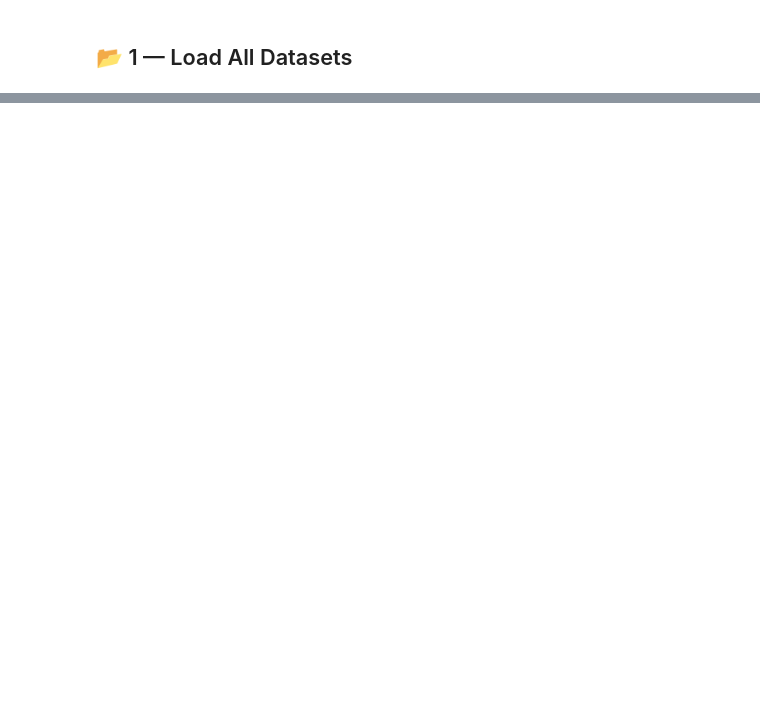
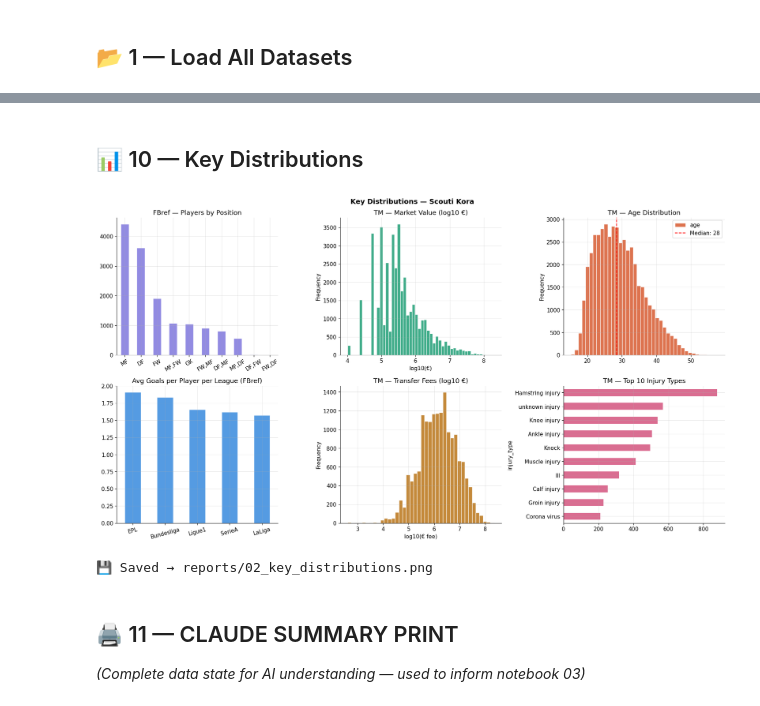
Before and after one commit to yannix2/Scouti_koora, a Jupyter notebook: notebooks/01_data_exploration.ipynb, the cells around one changed output, grey strips where cells are left out. Drawn from its saved outputs; the diff is of its cells as text; code cells hidden in the pictures; blank space fills up the shorter version.

```diff
--- a/notebooks/01_data_exploration.ipynb
+++ b/notebooks/01_data_exploration.ipynb
@@ -743,0 +603,69 @@ print(f'💾 Saved → data/processed/career_stats.csv  ({len(career):,} rows)')
+# %% [markdown]
+## 📊 10 — Key Distributions
+# %%
+fig, axes = plt.subplots(2, 3, figsize=(18, 10))
+fig.suptitle('Key Distributions — Scouti Kora', fontsize=14, fontweight='bold')
+
+std_p = all_stats[(all_stats['stat_type']=='standard') & (all_stats['level']=='player')].copy()
+
+# 10a. FBref players by position
+ax = axes[0,0]
+std_p['Pos'].value_counts().head(10).plot.bar(
+    ax=ax, color=COLORS[0], alpha=0.85, edgecolor='white')
+ax.set_title('FBref — Players by Position')
+ax.set_xlabel(''); ax.tick_params(axis='x', rotation=30)
+
+# 10b. TM Market value (log scale)
+ax = axes[0,1]
+vals = players['market_value_in_eur'].dropna()
+vals = vals[vals > 0]
+np.log10(vals).plot.hist(bins=50, ax=ax, color=COLORS[1], alpha=0.85, edgecolor='white')
+ax.set_title('TM — Market Value (log10 €)')
+ax.set_xlabel('log10(€)')
+
+# 10c. Age distribution
+ax = axes[0,2]
+players['age'].dropna().plot.hist(bins=40, ax=ax, color=COLORS[2], alpha=0.85, edgecolor='white')
+ax.axvline(players['age'].median(), color='red', linestyle='--',
+           label=f'Median: {players["age"].median():.0f}')
+ax.set_title('TM — Age Distribution'); ax.legend()
+
+# 10d. Goals per league (FBref)
+ax = axes[1,0]
+std_p['Performance_Gls'] = pd.to_numeric(std_p['Performance_Gls'], errors='coerce')
+std_p.groupby('league')['Performance_Gls'].mean().sort_values(ascending=False).plot.bar(
+    ax=ax, color=COLORS[3], alpha=0.85, edgecolor='white')
+ax.set_title('Avg Goals per Player per League (FBref)')
+ax.set_xlabel(''); ax.tick_params(axis='x', rotation=15)
+
+# 10e. Transfer fees
+ax = axes[1,1]
+fees = transfers['transfer_fee'].dropna()
+fees = fees[fees > 0]
+np.log10(fees).plot.hist(bins=40, ax=ax, color=COLORS[4], alpha=0.85, edgecolor='white')
+ax.set_title('TM — Transfer Fees (log10 €)')
+ax.set_xlabel('log10(€ fee)')
+
+# 10f. Injuries by type OR wages
+ax = axes[1,2]
+if not tm_injuries.empty and 'injury_type' in tm_injuries.columns:
+    tm_injuries['injury_type'].value_counts().head(10).plot.barh(
+        ax=ax, color=COLORS[5], alpha=0.85)
+    ax.set_title('TM — Top 10 Injury Types'); ax.invert_yaxis()
+else:
+    pw2 = all_wages[all_wages['type']=='player'].copy()
+    pw2['weekly_num'] = pw2['Weekly Wages'].apply(parse_wage)
+    pw2['weekly_num'].dropna().clip(0, 500000).plot.hist(
+        bins=40, ax=ax, color=COLORS[5], alpha=0.85, edgecolor='white')
+    ax.set_title('FBref — Weekly Wages (GBP)')
+
+plt.tight_layout()
+plt.savefig(REPORTS/'02_key_distributions.png', dpi=150, bbox_inches='tight')
+plt.show()
+print('💾 Saved → reports/02_key_distributions.png')
+# %% [output]
+[figure, added]
+💾 Saved → reports/02_key_distributions.png
+# %% [markdown]
+## 🖨️ 11 — CLAUDE SUMMARY PRINT
+*(Complete data state for AI understanding — used to inform notebook 03)*
```
Also changed, not shown: parts of 50 cells of this notebook, 3 other files.
